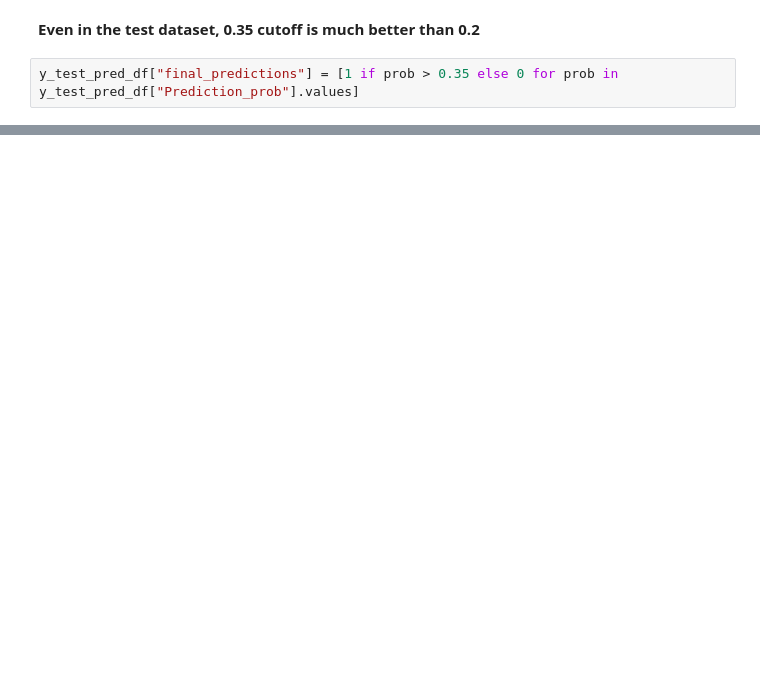
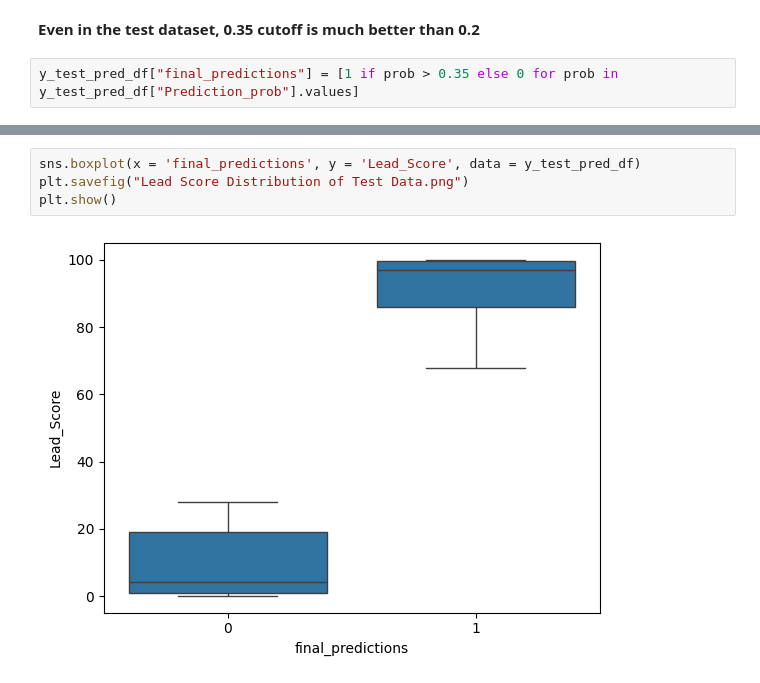
Before and after one commit to zaskap/upgrad_lead_scoring_assignment, a Jupyter notebook: Lead_Scoring.ipynb, the cells around one changed output, grey strips where cells are left out. Drawn from its saved outputs; the diff is of its cells as text; blank space fills up the shorter version.

```diff
--- a/Lead_Scoring.ipynb
+++ b/Lead_Scoring.ipynb
@@ -1846,0 +1951,6 @@ y_test_pred_df
+# %%
+sns.boxplot(x = 'final_predictions', y = 'Lead_Score', data = y_test_pred_df)
+plt.savefig("Lead Score Distribution of Test Data.png")
+plt.show()
+# %% [output]
+[figure, added]
```
Also changed, not shown: parts of 34 cells of this notebook.
